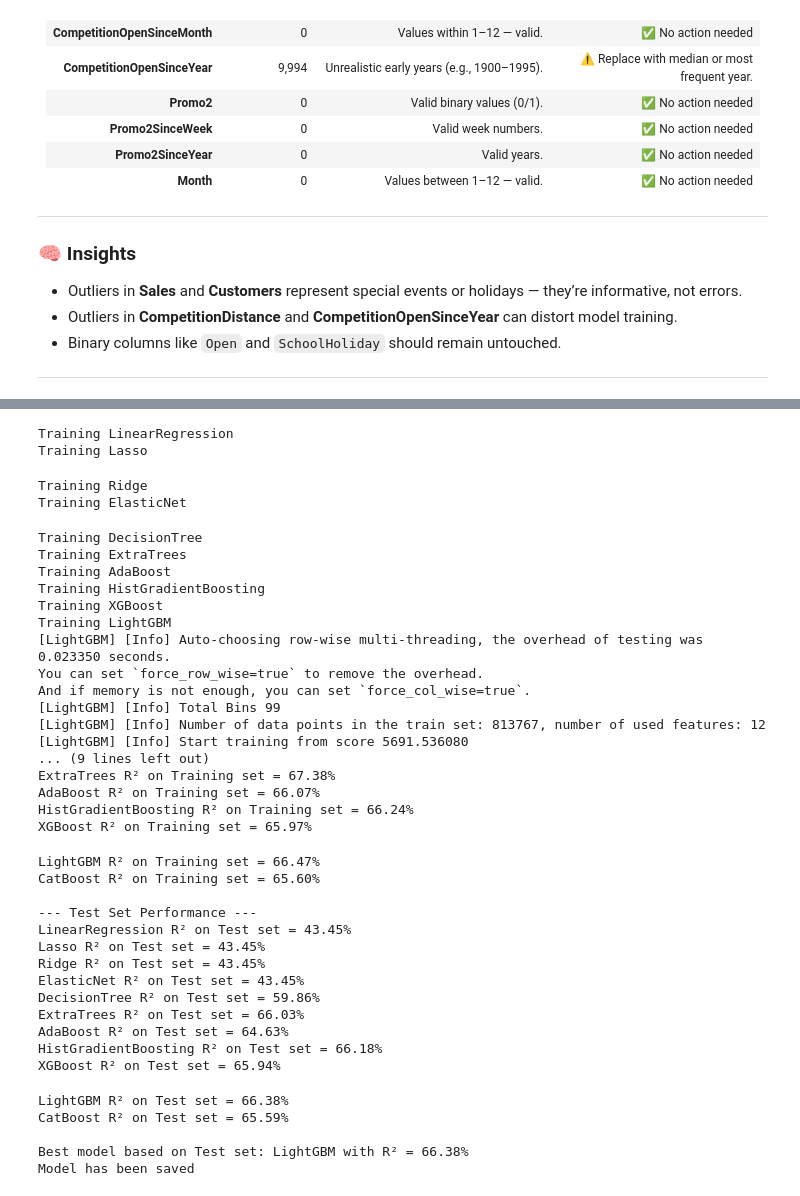
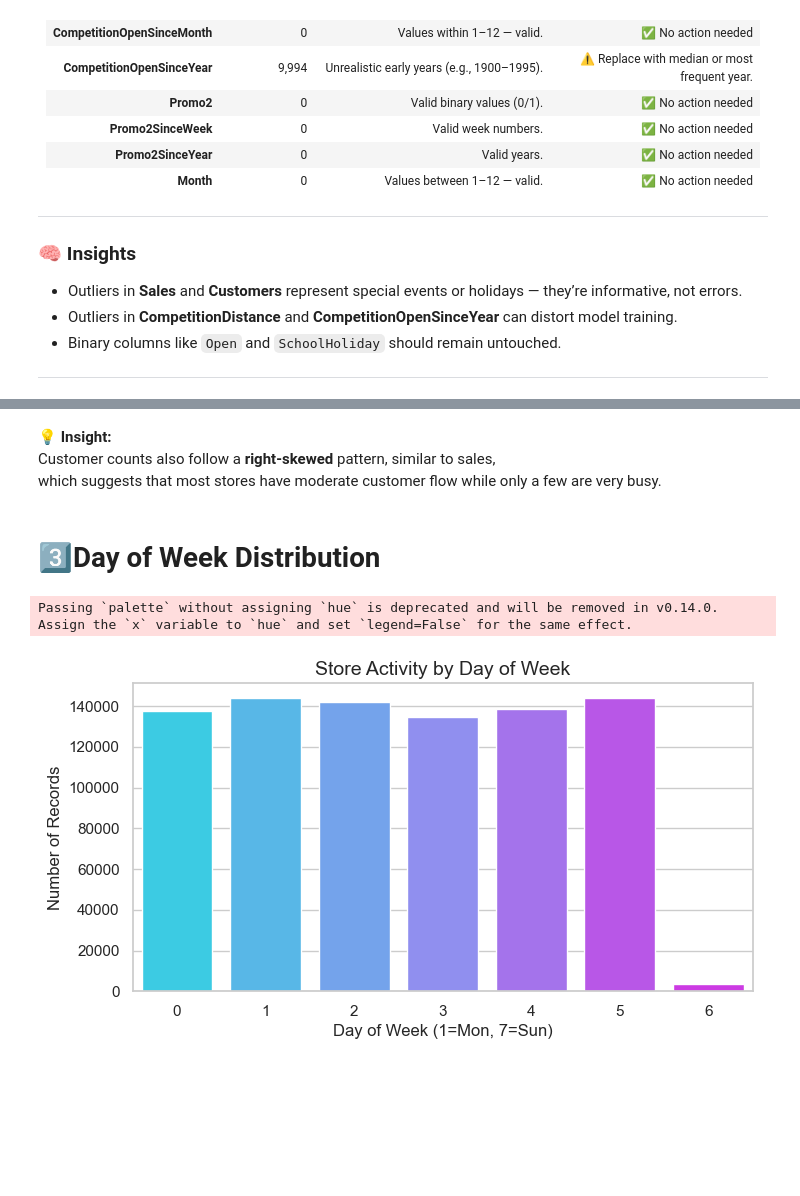
Before and after one commit to yo-salah1/DEPI-Project, a Jupyter notebook: Notebooks/DEBI Sales Prediction & Analysis Project.ipynb, the cells around one changed output, grey strips where cells are left out. Saved outputs shown, nothing was run; the diff lists cells and outputs as text; code cells hidden in the pictures; blank space fills up the shorter version.

```diff
--- a/Notebooks/DEBI Sales Prediction & Analysis Project.ipynb
+++ b/Notebooks/DEBI Sales Prediction & Analysis Project.ipynb
@@ -932,42 +795,16 @@ REGRESSION_MODELS = {
+# %% [markdown]
+💡 **Insight:**
+Customer counts also follow a **right-skewed** pattern, similar to sales,
+which suggests that most stores have moderate customer flow while only a few are very busy.
+# %% [markdown]
+# 3️⃣Day of Week Distribution
 # %%
-run_pipeline()
+plt.figure(figsize=(8,4))
+sns.countplot(x='DayOfWeek', data=df, palette='cool')
+plt.title('Store Activity by Day of Week', fontsize=14)
+plt.xlabel('Day of Week (1=Mon, 7=Sun)')
+plt.ylabel('Number of Records')
+plt.show()
 # %% [output]
-Training LinearRegression
-Training Lasso
+Passing `palette` without assigning `hue` is deprecated and will be removed in v0.14.0. Assign the `x` variable to `hue` and set `legend=False` for the same effect.
-Training Ridge
-Training ElasticNet
-Training DecisionTree
-Training ExtraTrees
-Training AdaBoost
-Training HistGradientBoosting
-Training XGBoost
-Training LightGBM
-[LightGBM] [Info] Auto-choosing row-wise multi-threading, the overhead of testing was 0.023350 seconds.
-You can set `force_row_wise=true` to remove the overhead.
-And if memory is not enough, you can set `force_col_wise=true`.
-[LightGBM] [Info] Total Bins 99
-[LightGBM] [Info] Number of data points in the train set: 813767, number of used features: 12
-[LightGBM] [Info] Start training from score 5691.536080
-... (9 lines left out)
-ExtraTrees R² on Training set = 67.38%
-AdaBoost R² on Training set = 66.07%
-HistGradientBoosting R² on Training set = 66.24%
-XGBoost R² on Training set = 65.97%
-LightGBM R² on Training set = 66.47%
-CatBoost R² on Training set = 65.60%
-
---- Test Set Performance ---
-LinearRegression R² on Test set = 43.45%
-Lasso R² on Test set = 43.45%
-Ridge R² on Test set = 43.45%
-ElasticNet R² on Test set = 43.45%
-DecisionTree R² on Test set = 59.86%
-ExtraTrees R² on Test set = 66.03%
-AdaBoost R² on Test set = 64.63%
-HistGradientBoosting R² on Test set = 66.18%
-XGBoost R² on Test set = 65.94%
-LightGBM R² on Test set = 66.38%
-CatBoost R² on Test set = 65.59%
-
-Best model based on Test set: LightGBM with R² = 66.38%
-Model has been saved
+[figure, added]
```
Also changed, not shown: parts of 148 cells of this notebook, 1 other file.
